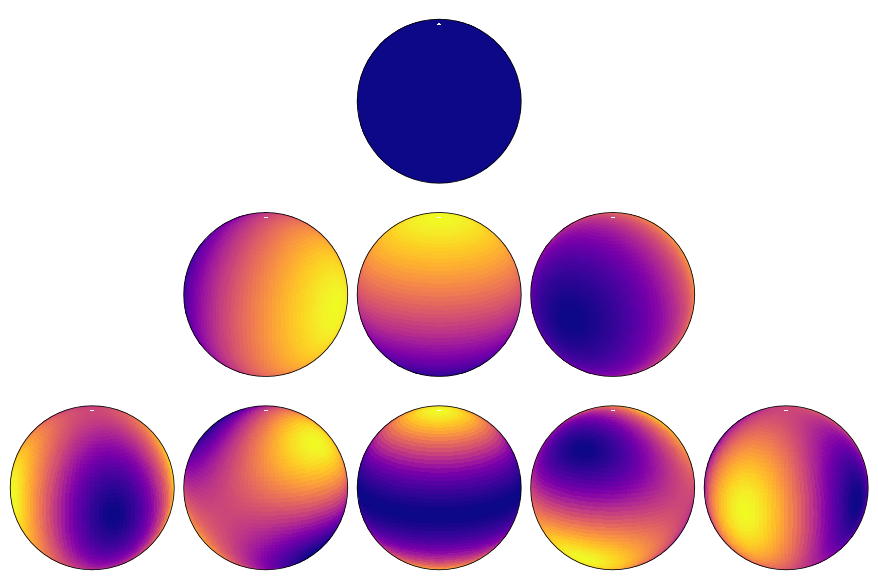
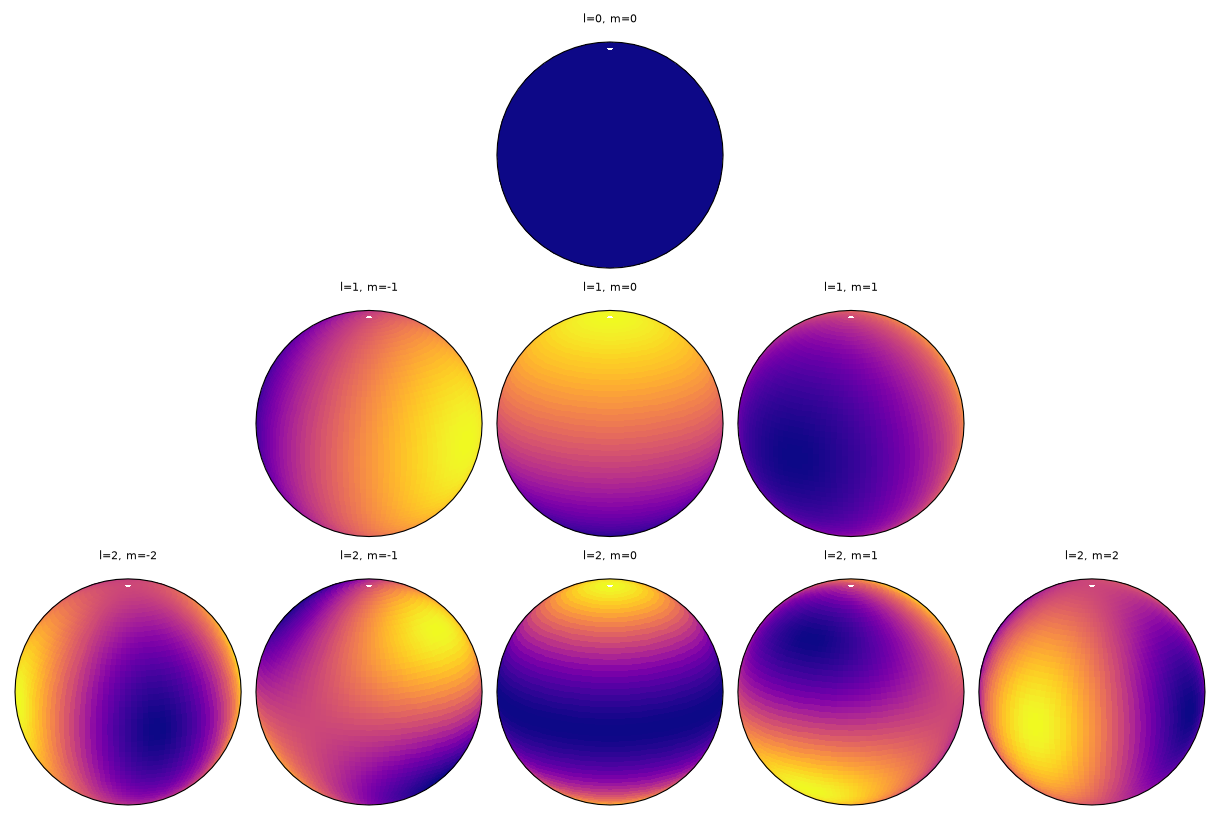
Unified diff of the notebook cell whose output changed from the first chart to the second:
--- before
+++ after
@@ -1,2 +1,5 @@
+import os
+os.makedirs("plots", exist_ok=True)
+
 plt_lmax = 3
 
@@ -8,3 +11,3 @@
         plot_sphere(vdm[midx(l,m)], fig=subfigs[l, m+plt_lmax-1], projection="orthographic", title=f"l={l}, m={m}", central_latitude=20, central_longitude=30, cmap="plasma")
 
-plt.savefig("spherical_harmonics.png")
+plt.savefig("./plots/spherical_harmonics.png")

Commit: Documentation (#230)